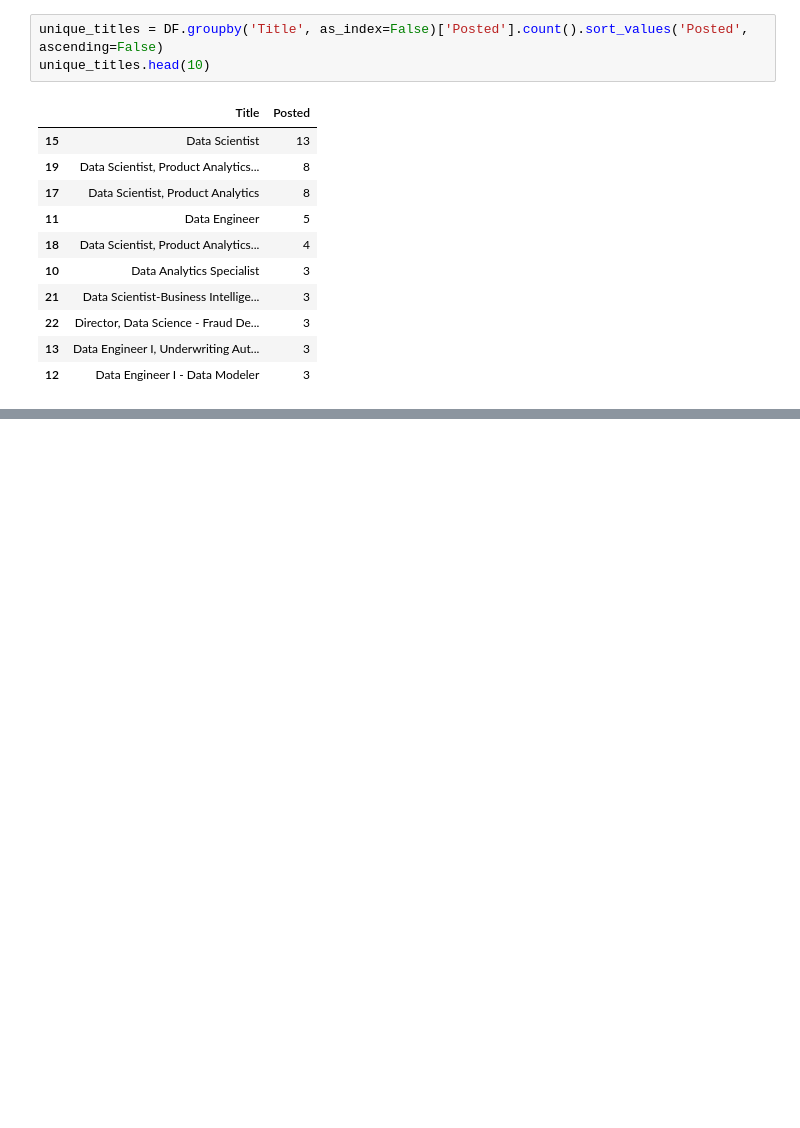
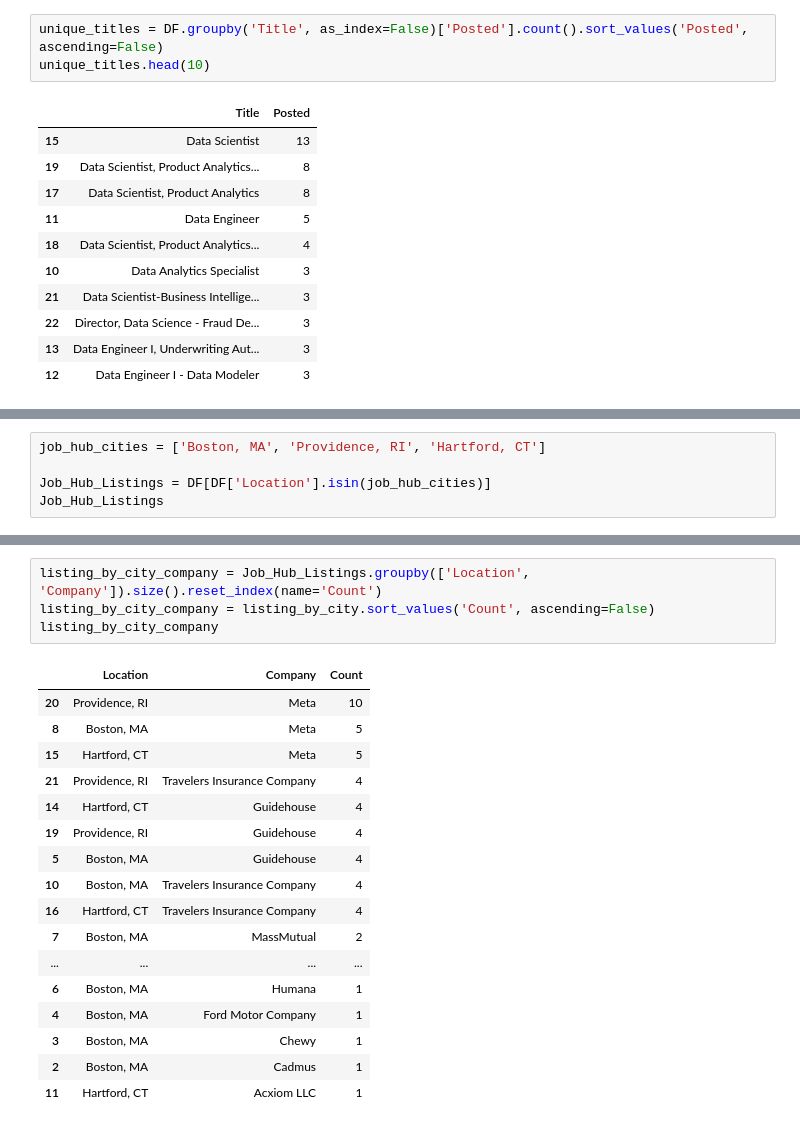
Before and after one commit to ethanwright96/data-science-jobscape, a Jupyter notebook: jobscape.ipynb, the cells around one changed output, grey strips where cells are left out. Cells and saved outputs as stored; diff of their text form; blank space fills up the shorter version.

```diff
--- a/jobscape.ipynb
+++ b/jobscape.ipynb
@@ -352,0 +343,5 @@ unique_titles.head(10)
+# %%
+job_hub_cities = ['Boston, MA', 'Providence, RI', 'Hartford, CT']
+
+Job_Hub_Listings = DF[DF['Location'].isin(job_hub_cities)]
+Job_Hub_Listings
@@ -352,0 +362,22 @@ unique_titles.head(10)
+# %%
+listing_by_city_company = Job_Hub_Listings.groupby(['Location', 'Company']).size().reset_index(name='Count')
+listing_by_city_company = listing_by_city.sort_values('Count', ascending=False)
+listing_by_city_company
+# %% [output]
+|  | Location | Company | Count |
+| 20 | Providence, RI | Meta | 10 |
+| 8 | Boston, MA | Meta | 5 |
+| 15 | Hartford, CT | Meta | 5 |
+| 21 | Providence, RI | Travelers Insurance Company | 4 |
+| 14 | Hartford, CT | Guidehouse | 4 |
+| 19 | Providence, RI | Guidehouse | 4 |
+| 5 | Boston, MA | Guidehouse | 4 |
+| 10 | Boston, MA | Travelers Insurance Company | 4 |
+| 16 | Hartford, CT | Travelers Insurance Company | 4 |
+| 7 | Boston, MA | MassMutual | 2 |
+| ... | ... | ... | ... |
+| 6 | Boston, MA | Humana | 1 |
+| 4 | Boston, MA | Ford Motor Company | 1 |
+| 3 | Boston, MA | Chewy | 1 |
+| 2 | Boston, MA | Cadmus | 1 |
+| 11 | Hartford, CT | Acxiom LLC | 1 |
```
Also changed, not shown: parts of 8 cells of this notebook, 2 other files.
